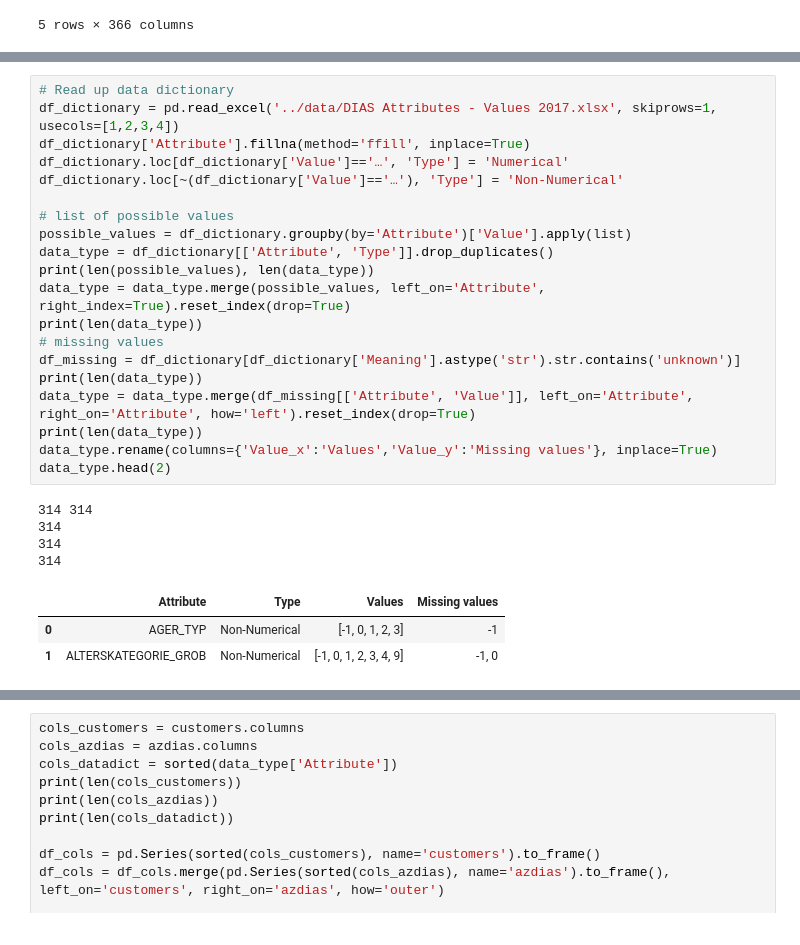
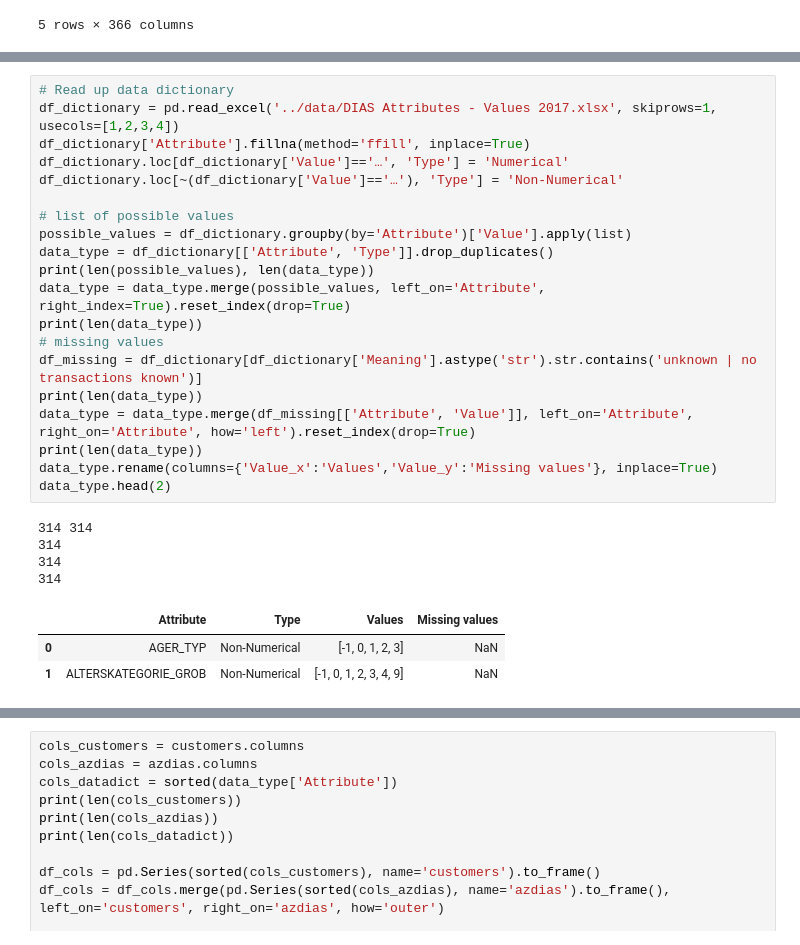
Before and after one commit to GaborJenei/Customer-Segmentation-Report-for-Arvato, a Jupyter notebook: Arvato Project Workbook.ipynb, the cells around one changed output, grey strips where cells are left out. Cells and saved outputs as stored; diff of their text form.

Commit message:
Start to clean missing values

```diff
--- a/Arvato Project Workbook.ipynb
+++ b/Arvato Project Workbook.ipynb
@@ -53,28 +60,28 @@ azdias.head()
 # %%
 # Read up data dictionary
 df_dictionary = pd.read_excel('../data/DIAS Attributes - Values 2017.xlsx', skiprows=1, usecols=[1,2,3,4])
 df_dictionary['Attribute'].fillna(method='ffill', inplace=True)
 df_dictionary.loc[df_dictionary['Value']=='…', 'Type'] = 'Numerical'
 df_dictionary.loc[~(df_dictionary['Value']=='…'), 'Type'] = 'Non-Numerical'
 
 # list of possible values
 possible_values = df_dictionary.groupby(by='Attribute')['Value'].apply(list)
 data_type = df_dictionary[['Attribute', 'Type']].drop_duplicates()
 print(len(possible_values), len(data_type))
 data_type = data_type.merge(possible_values, left_on='Attribute', right_index=True).reset_index(drop=True)
 print(len(data_type))
 # missing values
-df_missing = df_dictionary[df_dictionary['Meaning'].astype('str').str.contains('unknown')]
+df_missing = df_dictionary[df_dictionary['Meaning'].astype('str').str.contains('unknown | no transactions known')]
 print(len(data_type))
 data_type = data_type.merge(df_missing[['Attribute', 'Value']], left_on='Attribute', right_on='Attribute', how='left').reset_index(drop=True)
 print(len(data_type))
 data_type.rename(columns={'Value_x':'Values','Value_y':'Missing values'}, inplace=True)
 data_type.head(2)
 # %% [output]
 314 314
 314
 314
 314
 |  | Attribute | Type | Values | Missing values |
-| 0 | AGER_TYP | Non-Numerical | [-1, 0, 1, 2, 3] | -1 |
-| 1 | ALTERSKATEGORIE_GROB | Non-Numerical | [-1, 0, 1, 2, 3, 4, 9] | -1, 0 |
+| 0 | AGER_TYP | Non-Numerical | [-1, 0, 1, 2, 3] | NaN |
+| 1 | ALTERSKATEGORIE_GROB | Non-Numerical | [-1, 0, 1, 2, 3, 4, 9] | NaN |
```
Also changed, not shown: parts of 21 cells of this notebook.
